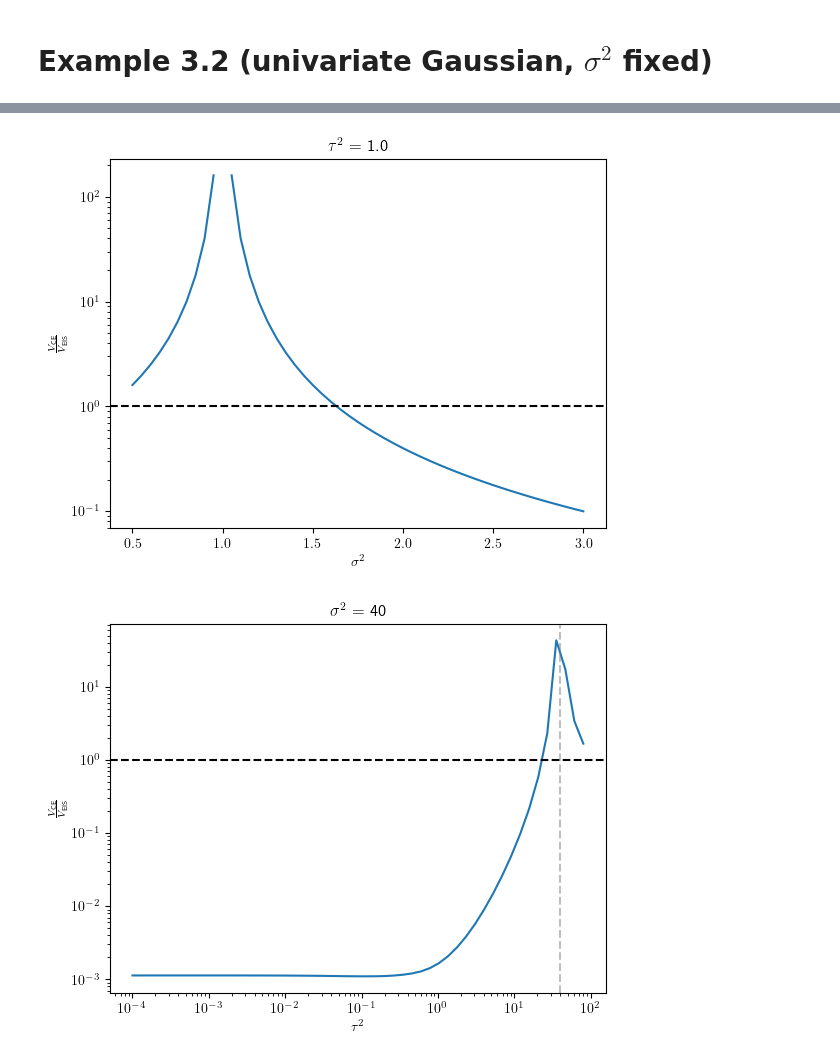
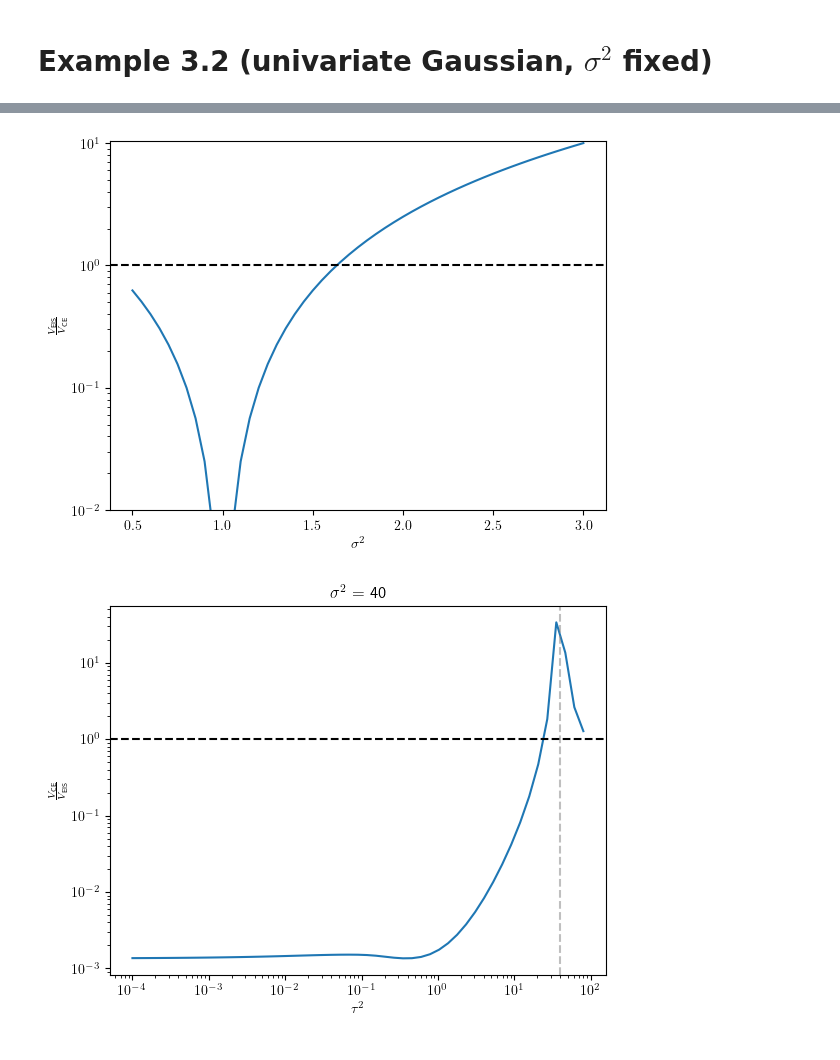
Before and after one commit to stefanheyder/dissertation, a Jupyter notebook: code/03_state_space_models.ipynb, the cells around one changed output, grey strips where cells are left out. Drawn from its saved outputs; the diff is of its cells as text; code cells hidden in the pictures.

```diff
--- a/code/03_state_space_models.ipynb
+++ b/code/03_state_space_models.ipynb
@@ -91,54 +91,56 @@ def mixture_are(s2, tau2, N, key, N_var):
     keys = jnp.array(keys)
 
     P = MixtureSameFamily(
         mixture_distribution=Categorical(probs=jnp.array([.5, .5])),
         components_distribution=Normal(jnp.array([-1., 1.]), jnp.sqrt(tau2))
     )
     mixture_estimators = partial(mu_ce_eis, P=P)
 
     var_ce, var_eis = (vmap(mixture_estimators, (None, 0, None))(N, keys, s2)).var(axis=0)
     return var_ce/var_eis
 
 tau2 = 1.
 sigmas = jnp.linspace(.5 * tau2, 3. * tau2, 51)
 v_ce = tau2 / sigmas
 b_eis = sigmas / tau2
 m_eis = 5/2 * (tau2 / sigmas) * (tau2/sigmas - 1)**2
 v_eis = b_eis * m_eis * b_eis
 
-analytic_are = v_ce/v_eis #2/5 *  (tau2 / sigmas) * (tau2/sigmas - 1)**2#(sigmas * tau2**2) / (sigmas - tau2**2)**2
+analytic_are = v_eis/v_ce
 key, subkey = jrn.split(key)
 #plt.plot(sigmas, ares, label="simulation")
 plt.plot(sigmas, analytic_are, label="analytic")
+plt.ylim(10**-2, None)
 plt.axhline(1., color="black", linestyle="--")
 
-plt.title(f"$\\tau^2$ = {tau2}")
-plt.ylabel("$\\frac{V_{\\text{CE}}}{V_{\\text{EIS}}}$")
+#plt.title(f"$\\tau^2$ = {tau2}")
+plt.ylabel("$\\frac{V_{\\text{EIS}}}{V_{\\text{CE}}}$")
 plt.xlabel("$\\sigma^2$")
 plt.yscale("log")
 
 #tikzplotlib.clean_figure()
 tikzplotlib.save("../tikz/normal_are.tex")
 plt.show()
-
-s2 = 40
-
-taus = jnp.logspace(-4, jnp.log(2*s2) / jnp.log(10), 51)
-ares = vmap(mixture_are, (None, 0, None, None, None))(s2, taus, int(1e4), subkey, 100)
-plt.plot(taus, ares)
-if s2 > 1.0:
-    plt.axvline(s2 - 1, color="grey", linestyle="--", alpha=.5)
-plt.axhline(1., color="black", linestyle="--")
-plt.ylabel("$\\frac{V_{\\text{CE}}}{V_{\\text{EIS}}}$")
-plt.xlabel("$\\tau^2$")
-plt.title(f"$\\sigma^2$ = {s2}")
-
-plt.yscale("log")
-plt.xscale("log")
-plt.show()
 # %% [output]
-[figure, old version]
+[figure, new version]
-[figure, removed]
+# %%
+s2 = 40
+
+taus = jnp.logspace(-4, jnp.log(2*s2) / jnp.log(10), 51)
+ares = vmap(mixture_are, (None, 0, None, None, None))(s2, taus, int(1e4), subkey, 100)
+plt.plot(taus, ares)
+if s2 > 1.0:
+    plt.axvline(s2 - 1, color="grey", linestyle="--", alpha=.5)
+plt.axhline(1., color="black", linestyle="--")
+plt.ylabel("$\\frac{V_{\\text{CE}}}{V_{\\text{EIS}}}$")
+plt.xlabel("$\\tau^2$")
+plt.title(f"$\\sigma^2$ = {s2}")
+
+plt.yscale("log")
+plt.xscale("log")
+plt.show()
+# %% [output]
+[figure, added]
 # %%
 
 def ce_s2(samples, weights, mu):
```
Also changed, not shown: parts of 9 cells of this notebook, 4 other files.
